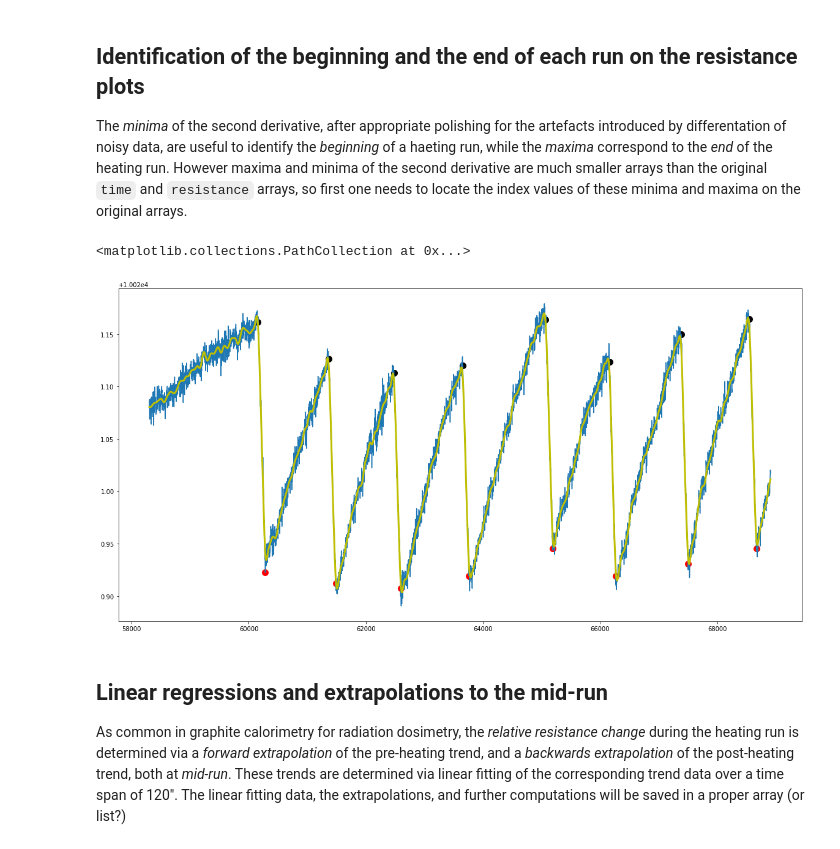
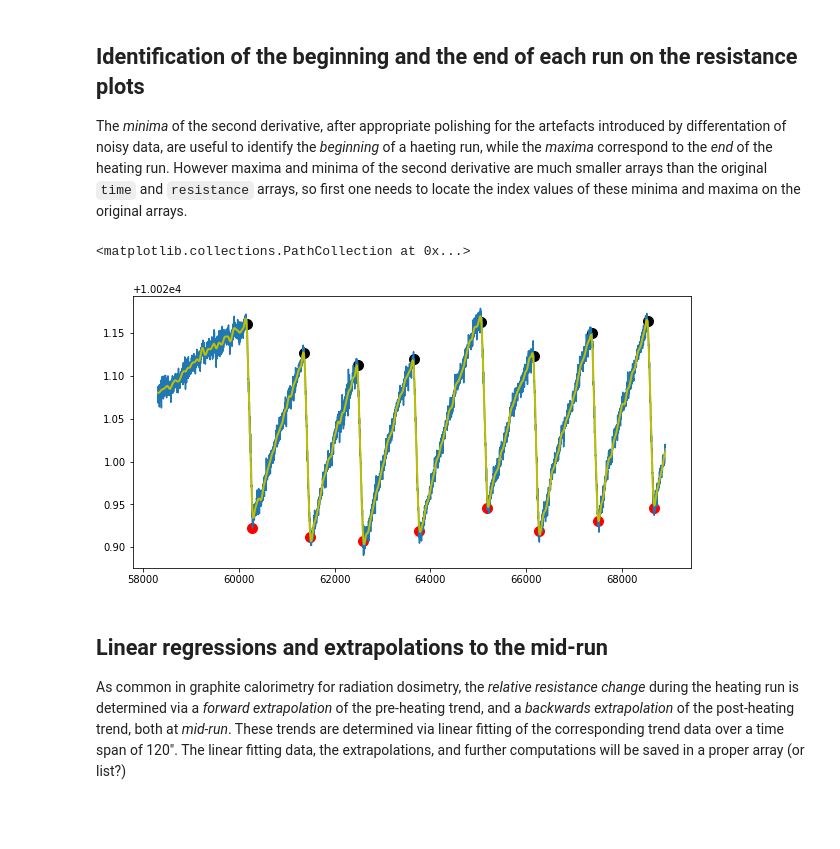
Before and after one commit to massimopinto/CalRadDosimetry, a Jupyter notebook: Core_resistance_analysis.ipynb, the cells around one changed output. Cells and saved outputs as stored; diff of their text form; code cells hidden in the pictures; blank space fills up the shorter version.

```diff
--- a/Core_resistance_analysis.ipynb
+++ b/Core_resistance_analysis.ipynb
@@ -173,18 +173,18 @@ The _minima_ of the second derivative, after appropriate polishing for the artef
 # %%
 time_mins = np.isin(time,t_beginnings) # finds the position of the real minima back in the orginal 'time' array
 time_maxs = np.isin(time,t_ends)
 
 %matplotlib inline
-pyplt.figure(figsize=(20,10))
+pyplt.figure(figsize=(10,5))
 pyplt.plot(time,resistance)
 #pyplt.set_ylabel("resistance [Ohm]")
 #pyplt.set_title("Raw Data and filt.filt'ed")
-pyplt.plot(time,y_smooth, color='y', linewidth=3.0)
+pyplt.plot(time,y_smooth, color='y', linewidth=2.0)
 pyplt.scatter(time[time_mins],resistance[time_mins], marker ='o', s=100, c='black')
 pyplt.scatter(time[time_maxs],resistance[time_maxs], marker='o', s=100, c='red')
 # %% [output]
 <matplotlib.collections.PathCollection at 0x...>
-[figure, old version]
+[figure, new version]
 # %% [markdown]
 ## Linear regressions and extrapolations to the mid-run
 As common in graphite calorimetry for radiation dosimetry, the _relative resistance change_ during the heating run is determined via a _forward extrapolation_ of the pre-heating trend, and a _backwards extrapolation_ of the post-heating trend, both at _mid-run_. These trends are determined via linear fitting of the corresponding trend data over a time span of 120". The linear fitting data, the extrapolations, and further computations will be saved in a proper array (or list?)
```
Also changed, not shown: parts of 11 cells of this notebook.
